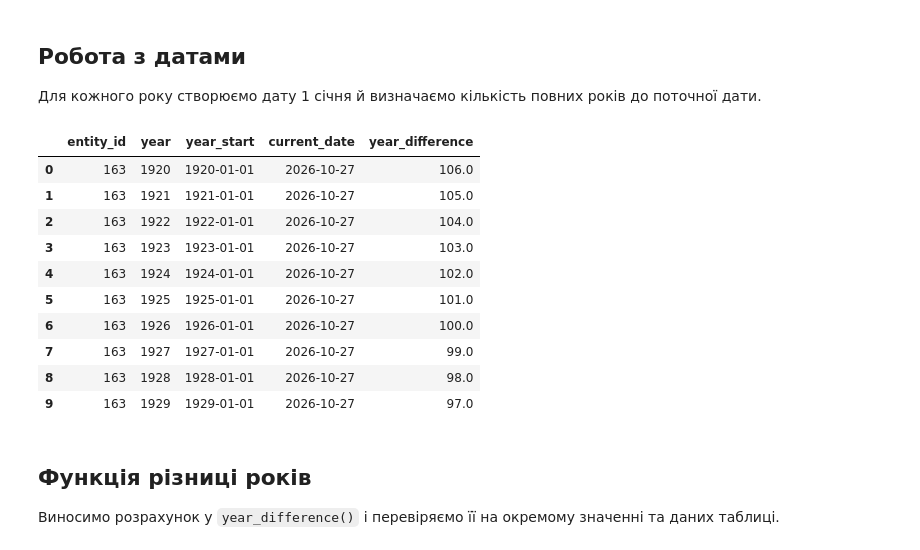
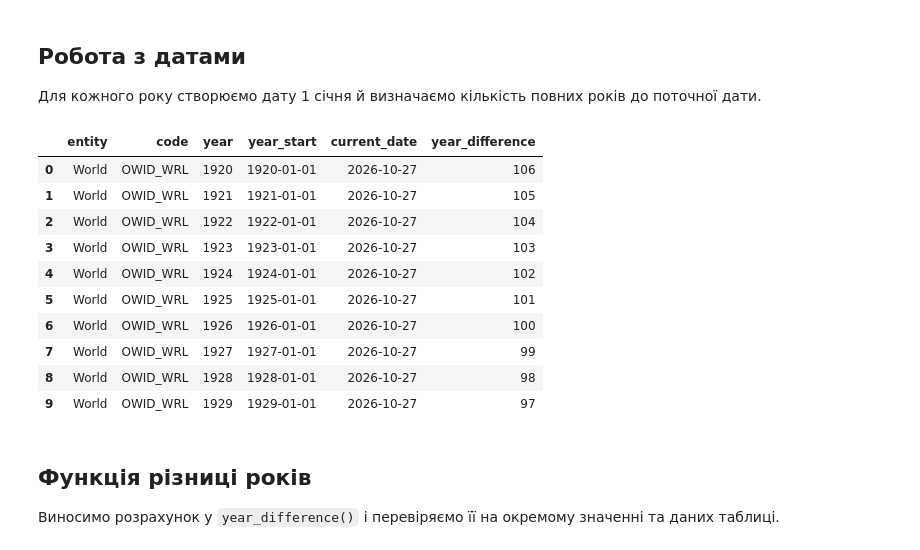
Before and after one commit to irenezvirkovska-hue/goit-rdb_fp, a Jupyter notebook: infectious_disease_sql_analysis.ipynb, the cells around one changed output. Saved outputs shown, nothing was run; the diff lists cells and outputs as text; code cells hidden in the pictures.

```diff
--- a/infectious_disease_sql_analysis.ipynb
+++ b/infectious_disease_sql_analysis.ipynb
@@ -331,39 +339,31 @@ display(rabies_df)
 
 Для кожного року створюємо дату 1 січня й визначаємо кількість повних років до поточної дати.
 # %%
-year_diff_sql = """
-SELECT
-    entity_id,
-    year,
-    MAKE_DATE(year, 1, 1) AS year_start,
-    CURRENT_DATE AS current_date,
-    EXTRACT(
-        YEAR FROM AGE(
-            CURRENT_DATE,
-            MAKE_DATE(year, 1, 1)
-        )
-    ) AS year_difference
-FROM pandemic.infectious_cases_normalized
-ORDER BY year
-LIMIT 10;
-"""
-
+year_diff_sql = text("""
+    SELECT e.entity, e.code, n.year,
+        MAKE_DATE(n.year, 1, 1) AS year_start,
+        CURRENT_DATE AS current_date,
+        EXTRACT(YEAR FROM AGE(CURRENT_DATE, MAKE_DATE(n.year, 1, 1)))::INTEGER AS year_difference
+    FROM pandemic.infectious_cases_normalized n
+    JOIN pandemic.entities e ON e.id = n.entity_id
+    ORDER BY n.year, e.entity, e.code NULLS LAST, n.id
+    LIMIT 10
+""")
 with engine.connect() as conn:
     year_diff_df = pd.read_sql(year_diff_sql, con=conn)
-
 display(year_diff_df)
 # %% [output]
-|  | entity_id | year | year_start | current_date | year_difference |
-| 0 | 163 | 1920 | 1920-01-01 | 2026-10-27 | 106.0 |
-| 1 | 163 | 1921 | 1921-01-01 | 2026-10-27 | 105.0 |
-| 2 | 163 | 1922 | 1922-01-01 | 2026-10-27 | 104.0 |
-| 3 | 163 | 1923 | 1923-01-01 | 2026-10-27 | 103.0 |
-| 4 | 163 | 1924 | 1924-01-01 | 2026-10-27 | 102.0 |
-| 5 | 163 | 1925 | 1925-01-01 | 2026-10-27 | 101.0 |
-| 6 | 163 | 1926 | 1926-01-01 | 2026-10-27 | 100.0 |
-| 7 | 163 | 1927 | 1927-01-01 | 2026-10-27 | 99.0 |
-| 8 | 163 | 1928 | 1928-01-01 | 2026-10-27 | 98.0 |
-| 9 | 163 | 1929 | 1929-01-01 | 2026-10-27 | 97.0 |
+|  | entity | code | year | year_start | current_date | year_difference |
+| 0 | World | OWID_WRL | 1920 | 1920-01-01 | 2026-10-27 | 106 |
+| 1 | World | OWID_WRL | 1921 | 1921-01-01 | 2026-10-27 | 105 |
+| 2 | World | OWID_WRL | 1922 | 1922-01-01 | 2026-10-27 | 104 |
+| 3 | World | OWID_WRL | 1923 | 1923-01-01 | 2026-10-27 | 103 |
+| 4 | World | OWID_WRL | 1924 | 1924-01-01 | 2026-10-27 | 102 |
+| 5 | World | OWID_WRL | 1925 | 1925-01-01 | 2026-10-27 | 101 |
+| 6 | World | OWID_WRL | 1926 | 1926-01-01 | 2026-10-27 | 100 |
+| 7 | World | OWID_WRL | 1927 | 1927-01-01 | 2026-10-27 | 99 |
+| 8 | World | OWID_WRL | 1928 | 1928-01-01 | 2026-10-27 | 98 |
+| 9 | World | OWID_WRL | 1929 | 1929-01-01 | 2026-10-27 | 97 |
 # %% [markdown]
 ## Функція різниці років
 
```
Also changed, not shown: parts of 10 cells of this notebook.
